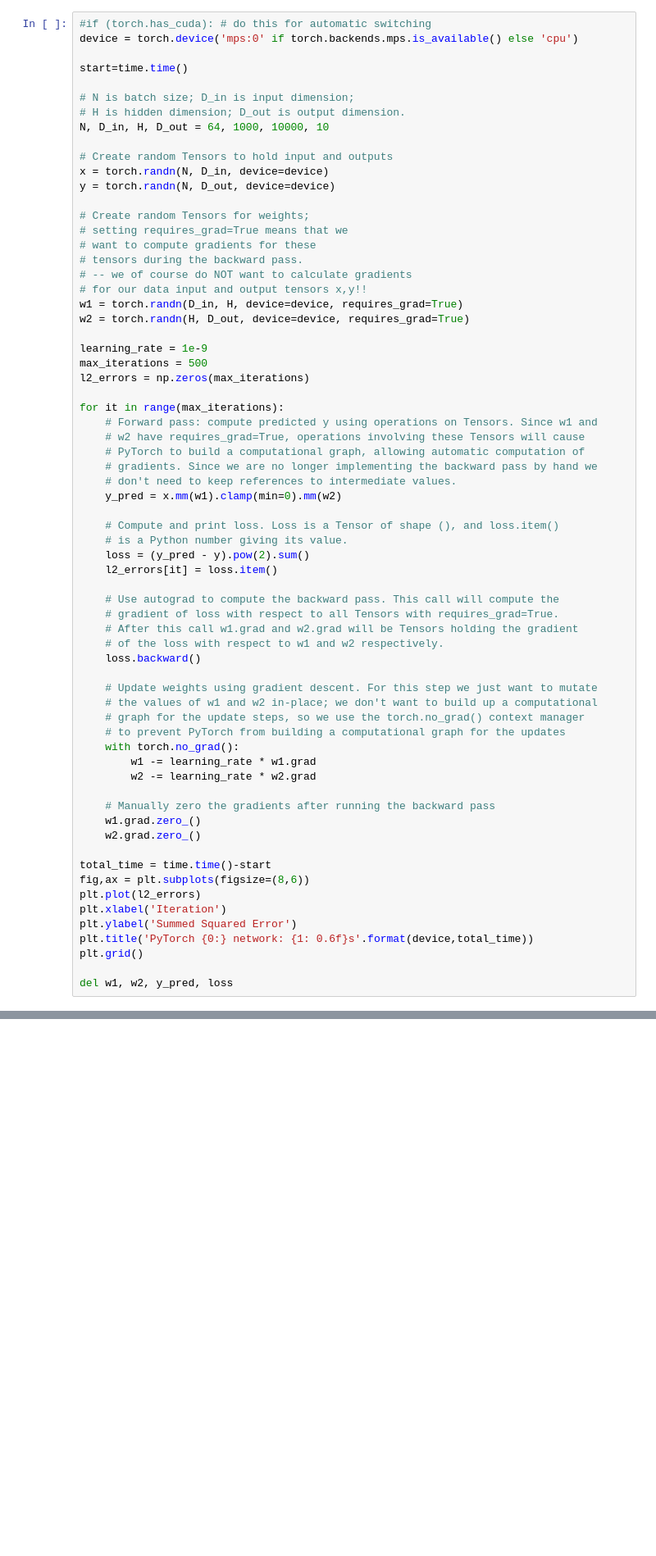
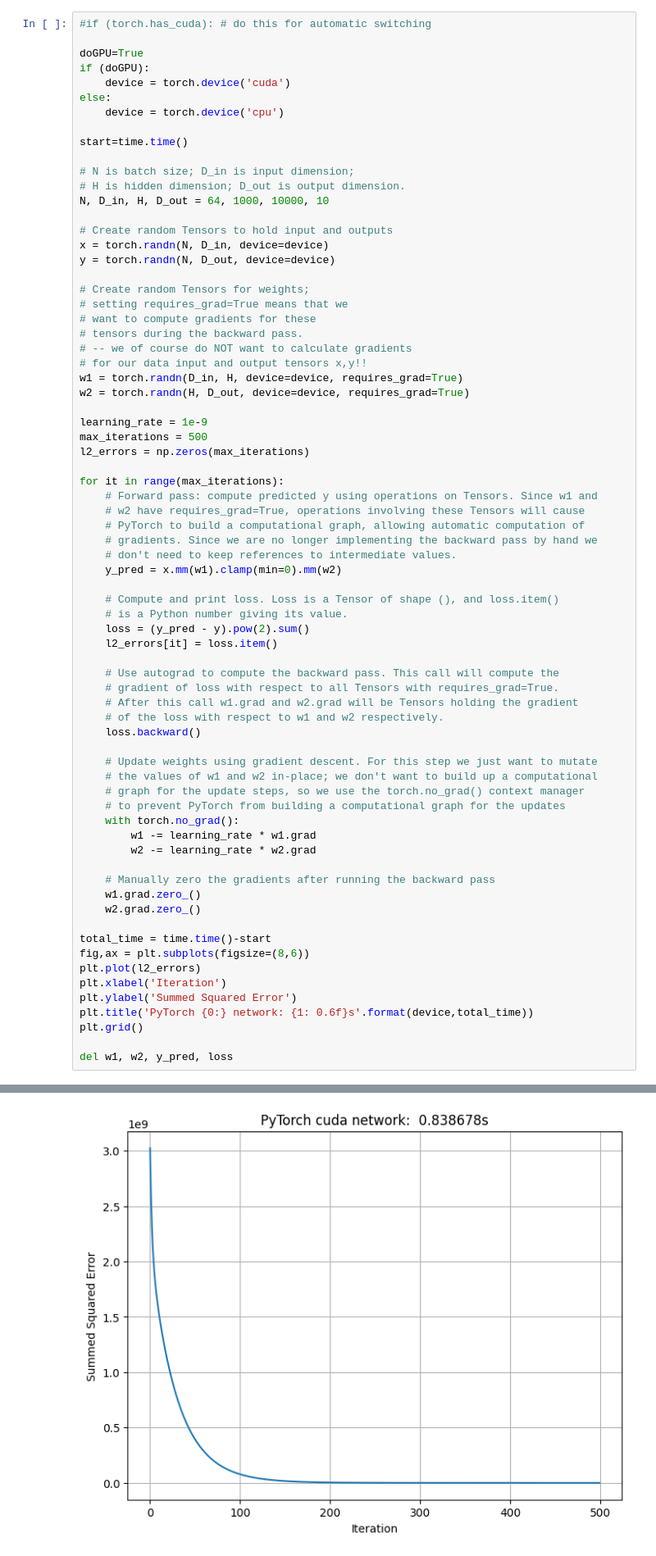
Before and after one commit to jshim0978/KU_NN, a Jupyter notebook: 2023020923_2023020928_C5/005_Neural_Networks_Pytorch_Intro_Class.ipynb, the cells around one changed output, grey strips where cells are left out. Shown at 82% size. Drawn from its saved outputs; the diff is of its cells as text; blank space fills up the shorter version.

```diff
--- a/2023020923_2023020928_C5/005_Neural_Networks_Pytorch_Intro_Class.ipynb
+++ b/2023020923_2023020928_C5/005_Neural_Networks_Pytorch_Intro_Class.ipynb
@@ -177,7 +175,12 @@ training do **not** need to be derived even though they of course are PyTorch op
 Let's implement this:
 # %%
 #if (torch.has_cuda): # do this for automatic switching
-device = torch.device('mps:0' if torch.backends.mps.is_available() else 'cpu')
+
+doGPU=True
+if (doGPU):
+    device = torch.device('cuda')
+else:
+    device = torch.device('cpu')
 
 start=time.time()
 
@@ -247,3 +249,4 @@ RuntimeError: Expected one of cpu, cuda, ipu, xpu, mkldnn, opengl, opencl, ideep
+[figure, added]
 # %% [markdown]
 We note that there is a small overhead in terms of performance, when using the computational graph structure, as PyTorch needs to keep track of the gradients through the autograd functionality.
 
```
Also changed, not shown: parts of 7 cells of this notebook, 5 other files.
